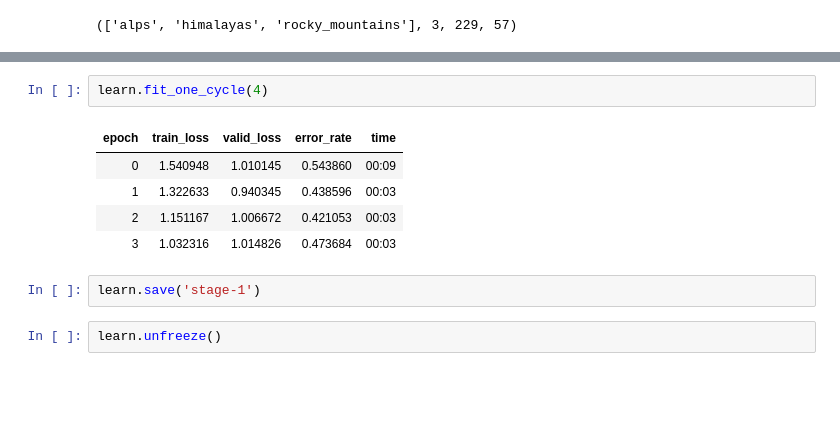
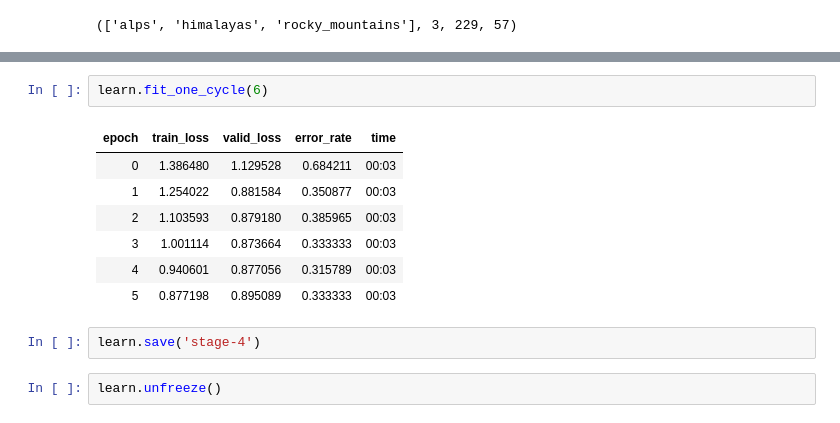
Before and after one commit to Bumbieris31/Mountain_classifier, a Jupyter notebook: mountain_classifier.ipynb, the cells around one changed output, grey strips where cells are left out. Drawn from its saved outputs; the diff is of its cells as text; blank space fills up the shorter version.

```diff
--- a/mountain_classifier.ipynb
+++ b/mountain_classifier.ipynb
@@ -58,13 +61,15 @@ Downloading: "https://download.pytorch.org/models/resnet34-333f7ec4.pth" to /hom
 # %%
-learn.fit_one_cycle(4)
+learn.fit_one_cycle(6)
 # %% [output]
 | epoch | train_loss | valid_loss | error_rate | time |
-| 0 | 1.540948 | 1.010145 | 0.543860 | 00:09 |
-| 1 | 1.322633 | 0.940345 | 0.438596 | 00:03 |
-| 2 | 1.151167 | 1.006672 | 0.421053 | 00:03 |
-| 3 | 1.032316 | 1.014826 | 0.473684 | 00:03 |
+| 0 | 1.386480 | 1.129528 | 0.684211 | 00:03 |
+| 1 | 1.254022 | 0.881584 | 0.350877 | 00:03 |
+| 2 | 1.103593 | 0.879180 | 0.385965 | 00:03 |
+| 3 | 1.001114 | 0.873664 | 0.333333 | 00:03 |
+| 4 | 0.940601 | 0.877056 | 0.315789 | 00:03 |
+| 5 | 0.877198 | 0.895089 | 0.333333 | 00:03 |
 # %%
-learn.save('stage-1')
+learn.save('stage-4')
 # %%
 learn.unfreeze()
 # %%
```
Also changed, not shown: parts of 34 cells of this notebook.
